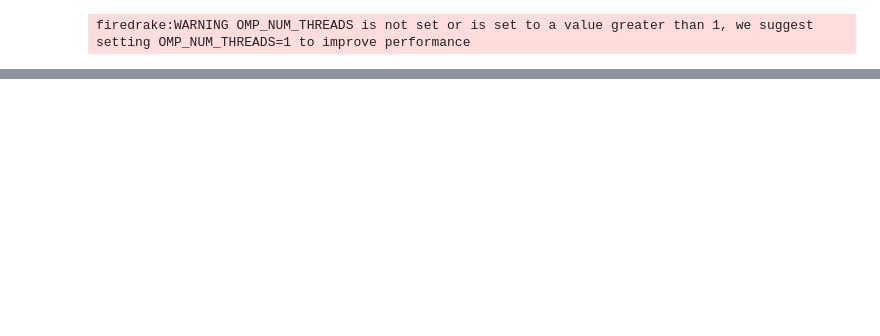
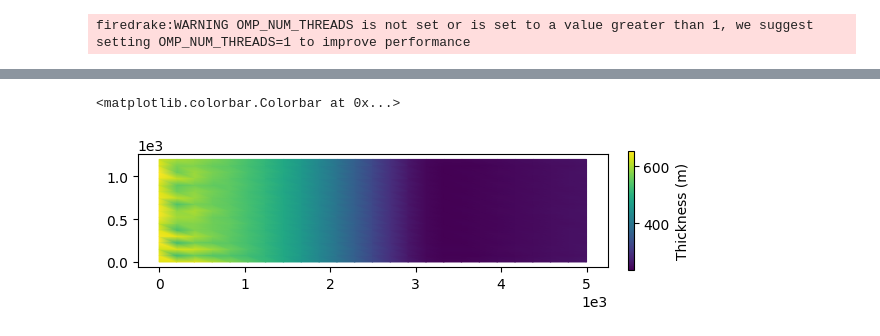
Before and after one commit to KYANJO/Data_assimilation_project, a Jupyter notebook: bin/synthetic_ice_stream_with_da.ipynb, the cells around one changed output, grey strips where cells are left out. Cells and saved outputs as stored; diff of their text form; code cells hidden in the pictures; blank space fills up the shorter version.

```diff
--- a/bin/synthetic_ice_stream_with_da.ipynb
+++ b/bin/synthetic_ice_stream_with_da.ipynb
@@ -375,17 +390,21 @@ u_ens = np.array([u0.dat.data_ro[:,0] for _ in range(N)])
 v_ens = np.array([u0.dat.data_ro[:,1] for _ in range(N)])
 
 for i in range(N):
-    perturbed_state = multivariate_normal.rvs(mean=np.zeros(nd-1), cov=Cov_model[:-1,:-1])
+    # perturbed_state = multivariate_normal.rvs(mean=np.zeros(nd-1), cov=Cov_model[:-1,:-1])
+    perturbed_state = multivariate_normal.rvs(mean=np.zeros(nd), cov=Cov_model)
 
     # statevec_ens[:-1,i] = h0.dat.data_ro[:-1] + perturbed_state
-    statevec_ens[:hdim-1,i]         = h0.dat.data_ro[:-1] + perturbed_state[:hdim-1]
-    statevec_ens[hdim:2*hdim-1,i]   = u0.dat.data_ro[:-1,0] + perturbed_state[hdim:2*hdim-1]
-    statevec_ens[2*hdim:nd-1,i]     = u0.dat.data_ro[:-1,1] + perturbed_state[2*hdim:nd-1]
+    # statevec_ens[:hdim-1,i]         = h0.dat.data_ro[:-1] + perturbed_state[:hdim-1]
+    # statevec_ens[hdim:2*hdim-1,i]   = u0.dat.data_ro[:-1,0] + perturbed_state[hdim:2*hdim-1]
+    # statevec_ens[2*hdim:nd-1,i]     = u0.dat.data_ro[:-1,1] + perturbed_state[2*hdim:nd-1]
+    statevec_ens[:hdim,i]       = h0.dat.data_ro + perturbed_state[:hdim]
+    statevec_ens[hdim:2*hdim,i] = u0.dat.data_ro[:,0] + perturbed_state[hdim:2*hdim]
+    statevec_ens[2*hdim:,i]     = u0.dat.data_ro[:,1] + perturbed_state[2*hdim:]
 
-    # statevec_ens[-1,i] = h0.dat.data_ro[-1]
-    statevec_ens[hdim-1,i]   = h0.dat.data_ro[-1]
-    statevec_ens[2*hdim-1,i] = u0.dat.data_ro[-1,0]
-    statevec_ens[-1,i]       = u0.dat.data_ro[-1,1]
+    # # statevec_ens[-1,i] = h0.dat.data_ro[-1]
+    # statevec_ens[hdim-1,i]   = h0.dat.data_ro[-1]
+    # statevec_ens[2*hdim-1,i] = u0.dat.data_ro[-1,0]
+    # statevec_ens[-1,i]       = u0.dat.data_ro[-1,1]
 
 statevec_ens_full[:,:,0] = statevec_ens
 # statevec_ens_full
@@ -394,7 +413,9 @@ statevec_ens_full[:,:,0] = statevec_ens
 km = 0
 h = h0.copy(deepcopy=True)
 u = u0.copy(deepcopy=True)
-s = icepack.compute_surface(thickness=h, bed=b)
+# sb = icepack.compute_surface(thickness=h, bed=b)
+# sf = icepack.compute_surface(thickness=h, bed=b)
+nos = np.random.multivariate_normal(np.zeros(nd), Q_err)
 
 hb = Function(Q)
 ub = Function(V)
@@ -403,13 +424,13 @@ for k in tqdm.trange(nt):
     hb.dat.data[:]   = statevec_bg[:hdim,k]
     ub.dat.data[:,0] = statevec_bg[hdim:2*hdim,k]
     ub.dat.data[:,1] = statevec_bg[2*hdim:,k]
-    hb, s, ub = run_simualtion(solver_weertman, hb, s, ub, a, fluidity = A, friction = C)
+    hb, ub = run_simualtion(solver_weertman, hb, ub, a, fluidity = A, friction = C)
     statevec_bg[:hdim,k+1] = hb.dat.data_ro
     statevec_bg[hdim:2*hdim,k+1] = ub.dat.data_ro[:,0]
     statevec_bg[2*hdim:,k+1] = ub.dat.data_ro[:,1]
 
     # forecast step
-    statevec_ens = forecast_step(statevec_ens, N, hdim,s)
+    statevec_ens = forecast_step(statevec_ens, N, hdim,nos)
 
     # Compute the ensemble mean
     statevec_ens_mean[:,k+1] = np.mean(statevec_ens, axis=1)
@@ -421,14 +442,15 @@ for k in tqdm.trange(nt):
     # Analysis step
     # if ts[k+1] in ts_obs:
     if (km < nt_m) and (k+1 == ind_m[km]):
-        # idx_obs = np.where(ts[k+1] == ts_obs)[0]
+        idx_obs = np.where(ts[k+1] == ts_obs)[0]
 
         Cov_obs = sig_obs**2 * np.eye(2*params["m_obs"]+1)
 
         # make the observation
         # obs_vir = statevec_true[:,idx_obs[0]] + np.random.normal(0,sig_obs,nd)
-        obs_vir = statevec_true[:,km] + np.random.normal(0,sig_obs,nd)
-        hu_ob = Obs(obs_vir, params["m_obs"])
+        # obs_vir = statevec_true[:,km] + np.random.normal(0,sig_obs,nd)
+
+        hu_ob = Obs(hu_obs[:,km], params["m_obs"])
 
         # Compute the analysis ensemble
         statevec_ens, Cov_model = EnKF_analysis_step(statevec_ens, hu_ob, Obs, JObs, Cov_obs, Cov_model, params)
@@ -441,0 +474,10 @@ for k in tqdm.trange(nt):
+# %%
+fig, axes = icepack.plot.subplots()
+step = 50
+hh = firedrake.Function(Q)
+hh.dat.data[:] = statevec_ens_mean[:hdim,step]
+colors = firedrake.tripcolor(hh, axes=axes)
+fig.colorbar(colors, ax=axes, fraction=0.012, pad=0.04, label="Thickness (m)")
+# %% [output]
+<matplotlib.colorbar.Colorbar at 0x...>
+[figure, added]
```
Also changed, not shown: parts of 8 cells of this notebook.
